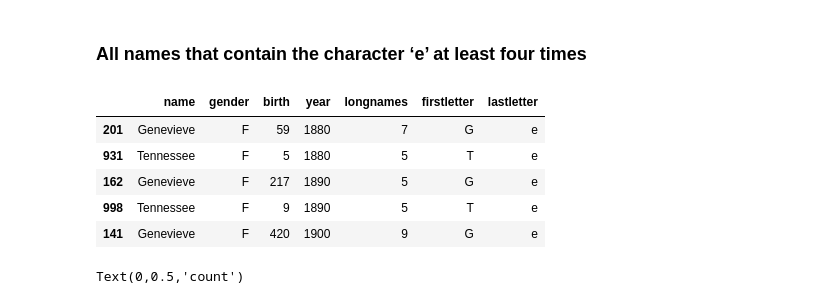
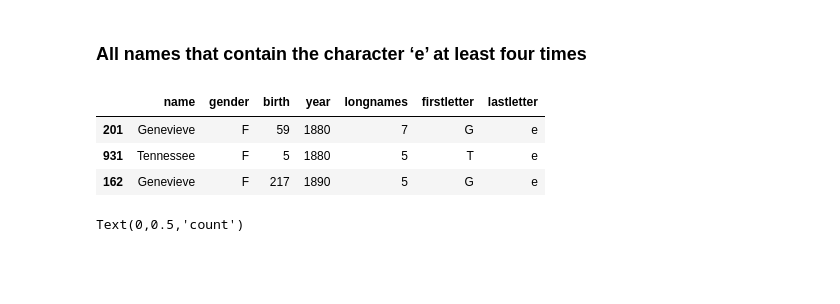
Before and after one commit to ahsansana1/babynamesanalysis, a Jupyter notebook: first_week_assginment.ipynb, the cells around one changed output. Drawn from its saved outputs; the diff is of its cells as text; code cells hidden in the pictures; blank space fills up the shorter version.

```diff
--- a/first_week_assginment.ipynb
+++ b/first_week_assginment.ipynb
@@ -416,10 +418,8 @@ Text(0,0.5,'Frequency')
 # %% [markdown]
 ### Add an extra column that contains the length of the name
 # %%
-def longname(s):
-    return len(s)
-df7['longnames'] = df['name'].apply(longname)
-df7.head(3)
+df7['longnames'] = df['name'].apply(len)
+df7.head(5)
 # %% [output]
 |  | name | gender | birth | year | longnames |
 | 0 | Mary | F | 7065 | 1880 | 8 |
@@ -520,14 +522,12 @@ Text(0,0.5,'count')
 ### All names that contain the character ‘e’ at least four times
 # %%
 df37 = df7[df7['name'].str.count("e") >= 4]
-df37.head(5)
+df37.head(3)
 # %% [output]
 |  | name | gender | birth | year | longnames | firstletter | lastletter |
 | 201 | Genevieve | F | 59 | 1880 | 7 | G | e |
 | 931 | Tennessee | F | 5 | 1880 | 5 | T | e |
 | 162 | Genevieve | F | 217 | 1890 | 5 | G | e |
-| 998 | Tennessee | F | 9 | 1890 | 5 | T | e |
-| 141 | Genevieve | F | 420 | 1900 | 9 | G | e |
 # %%
 df38 = df37.groupby('year')['name'].count()
 df38.plot()
```
Also changed, not shown: parts of 3 cells of this notebook.
